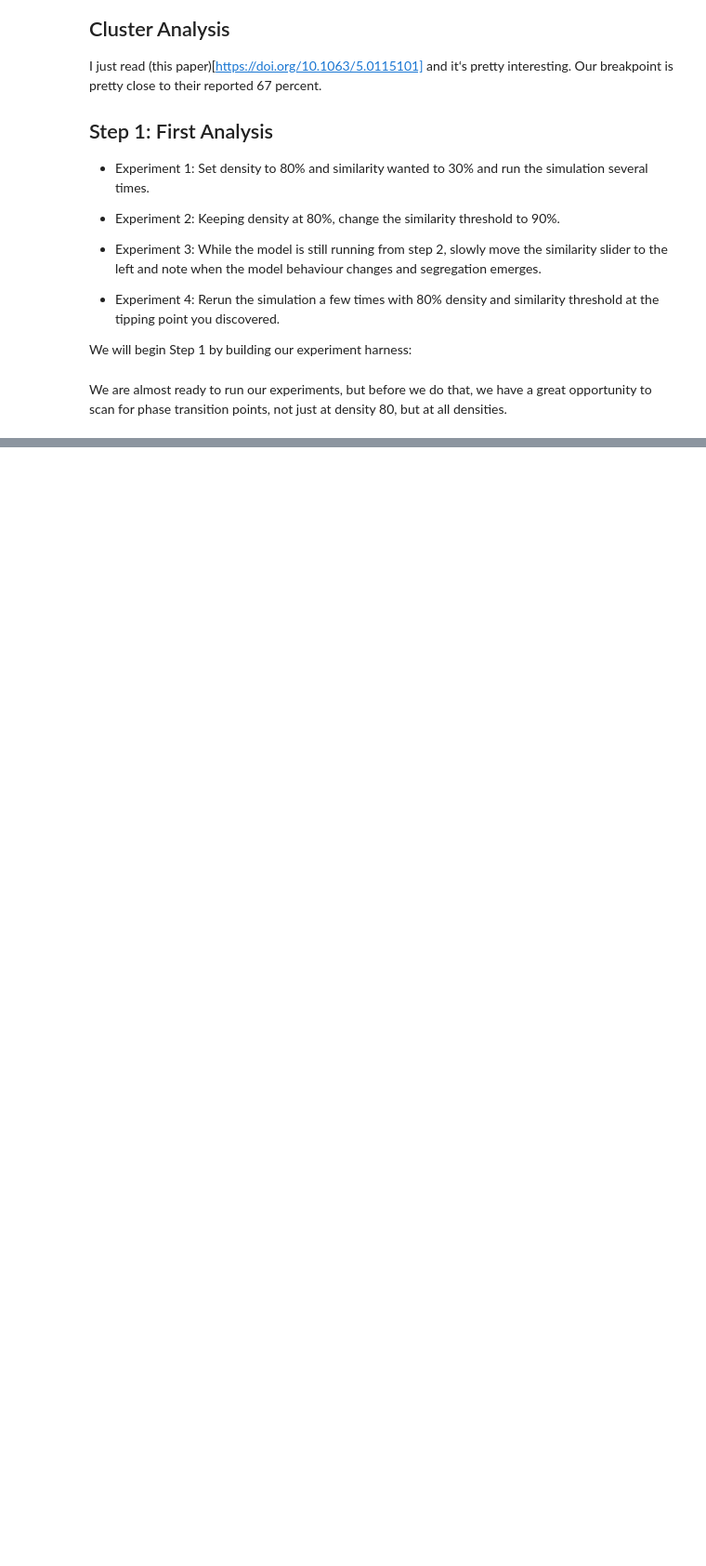
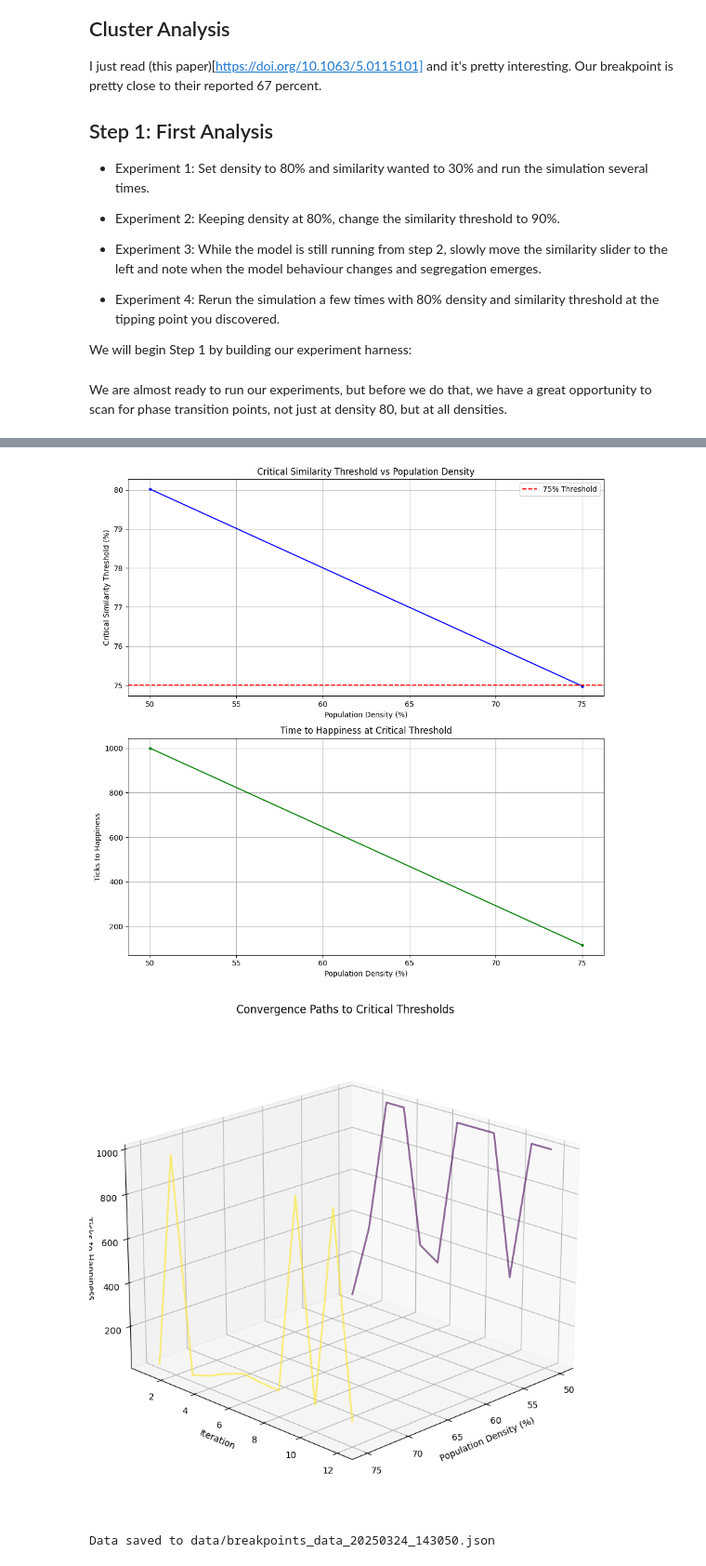
Before and after one commit to peterdresslar/cas-520, a Jupyter notebook: M2Model_Dresslar/M2Model_Dresslar.ipynb, the cells around one changed output, grey strips where cells are left out. Shown at 93% size. Saved outputs shown, nothing was run; the diff lists cells and outputs as text; code cells hidden in the pictures; blank space fills up the shorter version.

```diff
--- a/M2Model_Dresslar/M2Model_Dresslar.ipynb
+++ b/M2Model_Dresslar/M2Model_Dresslar.ipynb
@@ -337,3 +337,25 @@ def plot_3d_convergence(json_data):
     plt.show()
 # %% [markdown]
 We are almost ready to run our experiments, but before we do that, we have a great opportunity to scan for phase transition points, not just at density 80, but at all densities.
+# %%
+
+
+min_density = 50
+max_density = 100
+step_size = 1
+precision = 2
+
+netlogo = initialize_netlogo()
+
+breakpoints_data = run_breakpoints_scan(netlogo, base_model, min_density, max_density, step_size, precision)
+
+# Convert any numpy types to native Python types for JSON serialization
+json_data = []
+for item in breakpoints_data:
+    json_data.append({
+        "density": float(item["density"]),
+        "breakpoint": float(item["breakpoint"]),
+        "ticks_history": [[int(iter_num), float(ticks)] for iter_num, ticks in item["ticks_history"]]  # Convert each pair
+    })
+
+print(f"Found {len(breakpoints_data)} breakpoints.")
@@ -339,0 +380,25 @@ We are almost ready to run our experiments, but before we do that, we have a gre
+# %%
+breakpoints_df = get_df(breakpoints_data)
+
+# Plot both relationships
+plot_density_relationships(breakpoints_df)
+
+# plot the 3d ticks history
+plot_3d_convergence(json_data)
+
+# First, let's add a timestamp to the filename to keep multiple runs
+timestamp = datetime.now().strftime('%Y%m%d_%H%M%S')
+filename = f'data/breakpoints_data_{timestamp}.json'
+
+# finally, write the breakpoints data to a json file
+with open(filename, 'w') as f:
+    json.dump(json_data, f, indent=2)  # indent=2 makes it human-readable
+
+print(f"Data saved to {filename}")
+
+breakpoints_data.clear()  # explicit cleanup
+del breakpoints_df
+# %% [output]
+[figure, added]
+[figure, added]
+Data saved to data/breakpoints_data_20250324_143050.json
```
Also changed, not shown: parts of 10 cells of this notebook.
